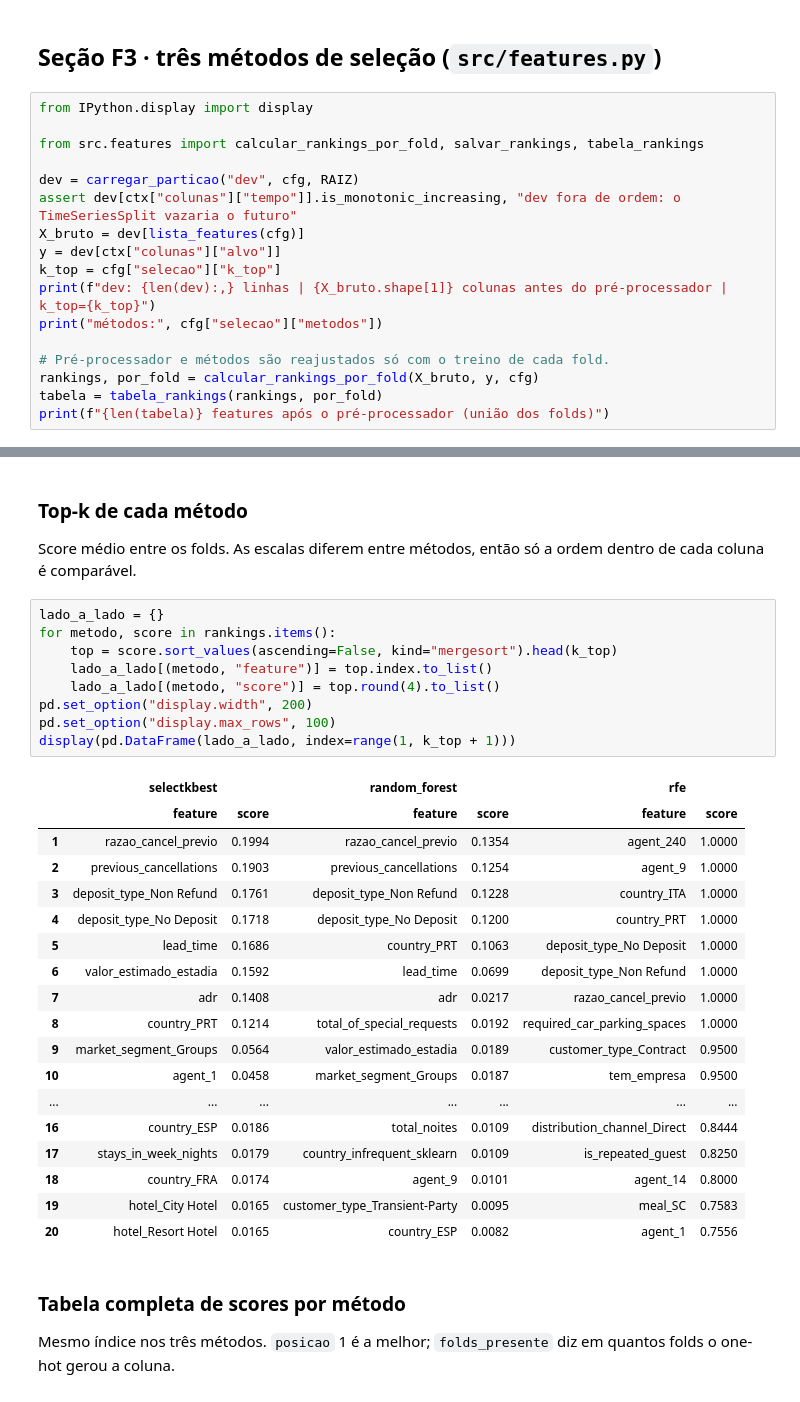
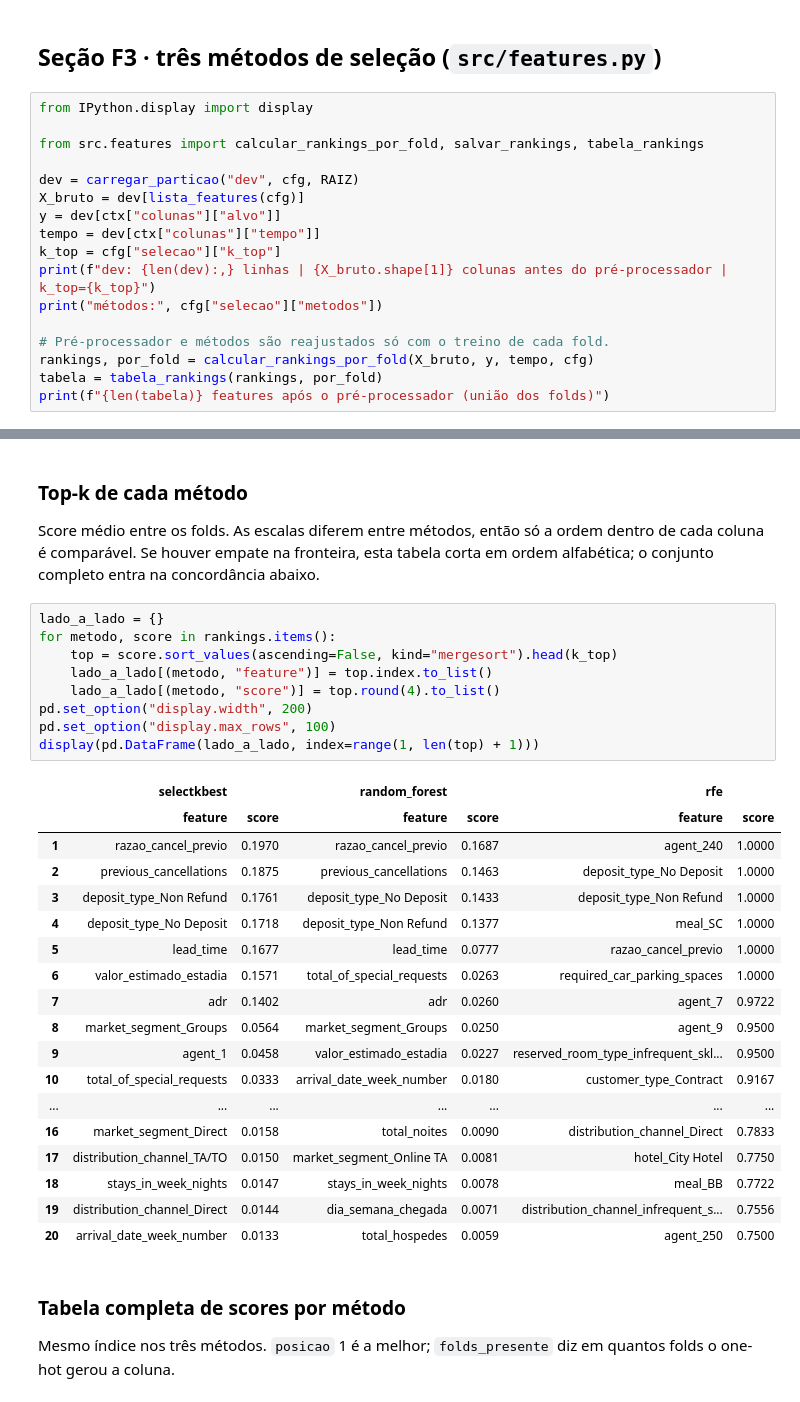
Before and after one commit to GabrielKaring/projeto-n3-mlops-hotel, a Jupyter notebook: evidencias/selecao/02_executado_ciclo1.ipynb, the cells around one changed output, grey strips where cells are left out. Drawn from its saved outputs; the diff is of its cells as text.

```diff
--- a/evidencias/selecao/02_executado_ciclo1.ipynb
+++ b/evidencias/selecao/02_executado_ciclo1.ipynb
@@ -42,15 +42,15 @@ from IPython.display import display
 from src.features import calcular_rankings_por_fold, salvar_rankings, tabela_rankings
 
 dev = carregar_particao("dev", cfg, RAIZ)
-assert dev[ctx["colunas"]["tempo"]].is_monotonic_increasing, "dev fora de ordem: o TimeSeriesSplit vazaria o futuro"
 X_bruto = dev[lista_features(cfg)]
 y = dev[ctx["colunas"]["alvo"]]
+tempo = dev[ctx["colunas"]["tempo"]]
 k_top = cfg["selecao"]["k_top"]
 print(f"dev: {len(dev):,} linhas | {X_bruto.shape[1]} colunas antes do pré-processador | k_top={k_top}")
 print("métodos:", cfg["selecao"]["metodos"])
 
 # Pré-processador e métodos são reajustados só com o treino de cada fold.
-rankings, por_fold = calcular_rankings_por_fold(X_bruto, y, cfg)
+rankings, por_fold = calcular_rankings_por_fold(X_bruto, y, tempo, cfg)
 tabela = tabela_rankings(rankings, por_fold)
 print(f"{len(tabela)} features após o pré-processador (união dos folds)")
 # %% [output]
@@ -60,34 +60,34 @@ métodos: {'selectkbest': {'score_func': 'mutual_info_classif'}, 'random_forest'
 # %% [markdown]
 ### Top-k de cada método
-Score médio entre os folds. As escalas diferem entre métodos, então só a ordem dentro de cada coluna é comparável.
+Score médio entre os folds. As escalas diferem entre métodos, então só a ordem dentro de cada coluna é comparável. Se houver empate na fronteira, esta tabela corta em ordem alfabética; o conjunto completo entra na concordância abaixo.
 # %%
 lado_a_lado = {}
 for metodo, score in rankings.items():
     top = score.sort_values(ascending=False, kind="mergesort").head(k_top)
     lado_a_lado[(metodo, "feature")] = top.index.to_list()
     lado_a_lado[(metodo, "score")] = top.round(4).to_list()
 pd.set_option("display.width", 200)
 pd.set_option("display.max_rows", 100)
-display(pd.DataFrame(lado_a_lado, index=range(1, k_top + 1)))
+display(pd.DataFrame(lado_a_lado, index=range(1, len(top) + 1)))
 # %% [output]
 |  | selectkbest |  | random_forest |  | rfe |  |
 |  | feature | score | feature | score | feature | score |
-| 1 | razao_cancel_previo | 0.1994 | razao_cancel_previo | 0.1354 | agent_240 | 1.0000 |
-| 2 | previous_cancellations | 0.1903 | previous_cancellations | 0.1254 | agent_9 | 1.0000 |
-| 3 | deposit_type_Non Refund | 0.1761 | deposit_type_Non Refund | 0.1228 | country_ITA | 1.0000 |
-| 4 | deposit_type_No Deposit | 0.1718 | deposit_type_No Deposit | 0.1200 | country_PRT | 1.0000 |
-| 5 | lead_time | 0.1686 | country_PRT | 0.1063 | deposit_type_No Deposit | 1.0000 |
-| 6 | valor_estimado_estadia | 0.1592 | lead_time | 0.0699 | deposit_type_Non Refund | 1.0000 |
-| 7 | adr | 0.1408 | adr | 0.0217 | razao_cancel_previo | 1.0000 |
-| 8 | country_PRT | 0.1214 | total_of_special_requests | 0.0192 | required_car_parking_spaces | 1.0000 |
-| 9 | market_segment_Groups | 0.0564 | valor_estimado_estadia | 0.0189 | customer_type_Contract | 0.9500 |
-| 10 | agent_1 | 0.0458 | market_segment_Groups | 0.0187 | tem_empresa | 0.9500 |
+| 1 | razao_cancel_previo | 0.1970 | razao_cancel_previo | 0.1687 | agent_240 | 1.0000 |
+| 2 | previous_cancellations | 0.1875 | previous_cancellations | 0.1463 | deposit_type_No Deposit | 1.0000 |
+| 3 | deposit_type_Non Refund | 0.1761 | deposit_type_No Deposit | 0.1433 | deposit_type_Non Refund | 1.0000 |
+| 4 | deposit_type_No Deposit | 0.1718 | deposit_type_Non Refund | 0.1377 | meal_SC | 1.0000 |
+| 5 | lead_time | 0.1677 | lead_time | 0.0777 | razao_cancel_previo | 1.0000 |
+| 6 | valor_estimado_estadia | 0.1571 | total_of_special_requests | 0.0263 | required_car_parking_spaces | 1.0000 |
+| 7 | adr | 0.1402 | adr | 0.0260 | agent_7 | 0.9722 |
+| 8 | market_segment_Groups | 0.0564 | market_segment_Groups | 0.0250 | agent_9 | 0.9500 |
+| 9 | agent_1 | 0.0458 | valor_estimado_estadia | 0.0227 | reserved_room_type_infrequent_skl... | 0.9500 |
+| 10 | total_of_special_requests | 0.0333 | arrival_date_week_number | 0.0180 | customer_type_Contract | 0.9167 |
 | ... | ... | ... | ... | ... | ... | ... |
-| 16 | country_ESP | 0.0186 | total_noites | 0.0109 | distribution_channel_Direct | 0.8444 |
-| 17 | stays_in_week_nights | 0.0179 | country_infrequent_sklearn | 0.0109 | is_repeated_guest | 0.8250 |
-| 18 | country_FRA | 0.0174 | agent_9 | 0.0101 | agent_14 | 0.8000 |
-| 19 | hotel_City Hotel | 0.0165 | customer_type_Transient-Party | 0.0095 | meal_SC | 0.7583 |
-| 20 | hotel_Resort Hotel | 0.0165 | country_ESP | 0.0082 | agent_1 | 0.7556 |
+| 16 | market_segment_Direct | 0.0158 | total_noites | 0.0090 | distribution_channel_Direct | 0.7833 |
+| 17 | distribution_channel_TA/TO | 0.0150 | market_segment_Online TA | 0.0081 | hotel_City Hotel | 0.7750 |
+| 18 | stays_in_week_nights | 0.0147 | stays_in_week_nights | 0.0078 | meal_BB | 0.7722 |
+| 19 | distribution_channel_Direct | 0.0144 | dia_semana_chegada | 0.0071 | distribution_channel_infrequent_s... | 0.7556 |
+| 20 | arrival_date_week_number | 0.0133 | total_hospedes | 0.0059 | agent_250 | 0.7500 |
 # %% [markdown]
 ### Tabela completa de scores por método
 Mesmo índice nos três métodos. `posicao` 1 é a melhor; `folds_presente` diz em quantos folds o one-hot gerou a coluna.
```
Also changed, not shown: parts of 7 cells of this notebook, 20 other files.
